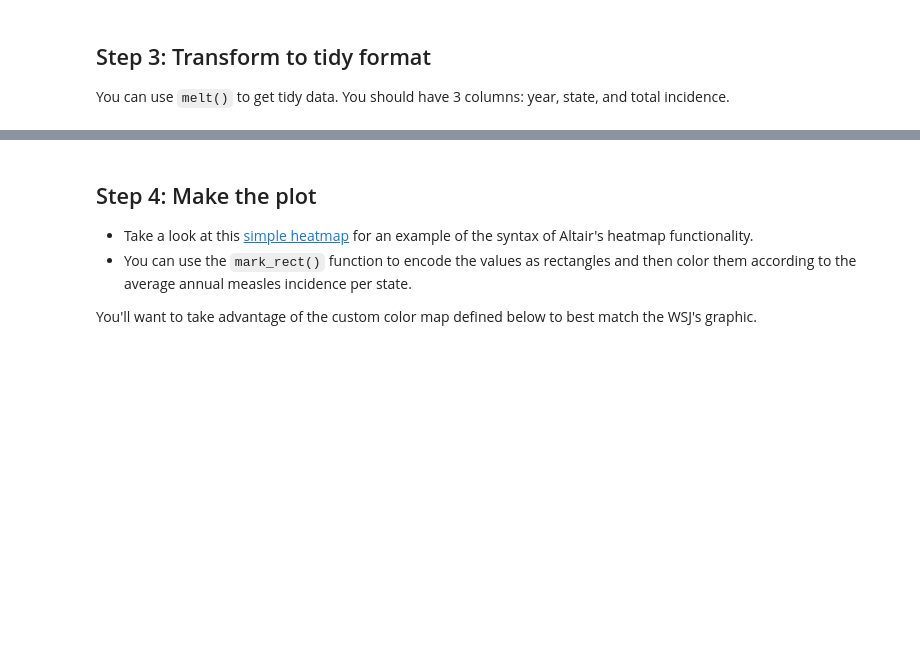
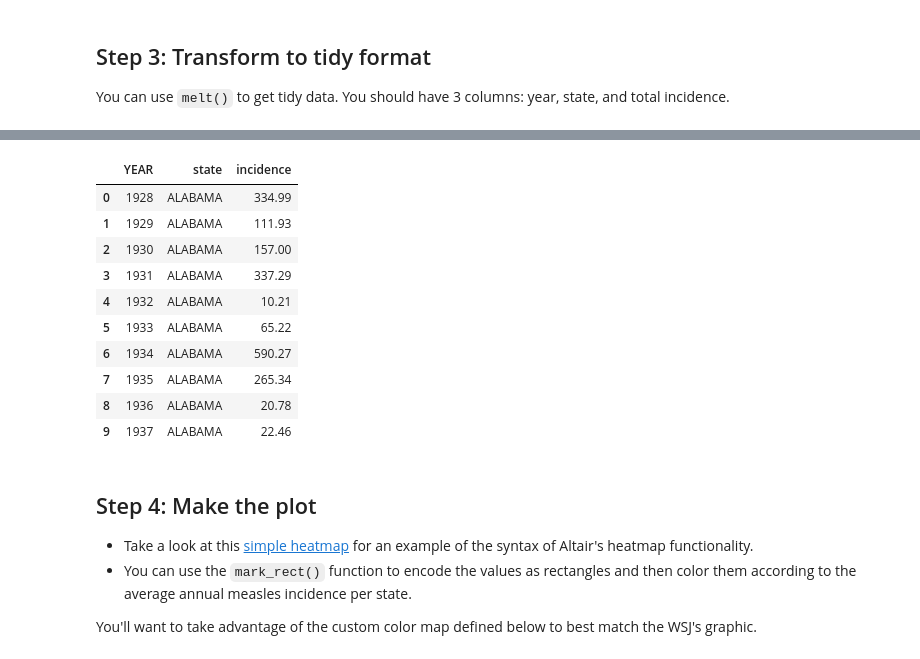
Before and after one commit to MUSA-550-Fall-2020/week-2, a Jupyter notebook: lecture-2B.ipynb, the cells around one changed output, grey strips where cells are left out. Drawn from its saved outputs; the diff is of its cells as text; code cells hidden in the pictures; blank space fills up the shorter version.

```diff
--- a/lecture-2B.ipynb
+++ b/lecture-2B.ipynb
@@ -507,3 +544,18 @@ You can use `melt()` to get tidy data. You should have 3 columns: year, state, a
+# %%
+measles = measles.melt(id_vars='YEAR', var_name='state', value_name='incidence')
+measles.head(n=10)
+# %% [output]
+|  | YEAR | state | incidence |
+| 0 | 1928 | ALABAMA | 334.99 |
+| 1 | 1929 | ALABAMA | 111.93 |
+| 2 | 1930 | ALABAMA | 157.00 |
+| 3 | 1931 | ALABAMA | 337.29 |
+| 4 | 1932 | ALABAMA | 10.21 |
+| 5 | 1933 | ALABAMA | 65.22 |
+| 6 | 1934 | ALABAMA | 590.27 |
+| 7 | 1935 | ALABAMA | 265.34 |
+| 8 | 1936 | ALABAMA | 20.78 |
+| 9 | 1937 | ALABAMA | 22.46 |
 # %% [markdown]
 ## Step 4: Make the plot
 
```
Also changed, not shown: parts of 16 cells of this notebook, 1 other file.
